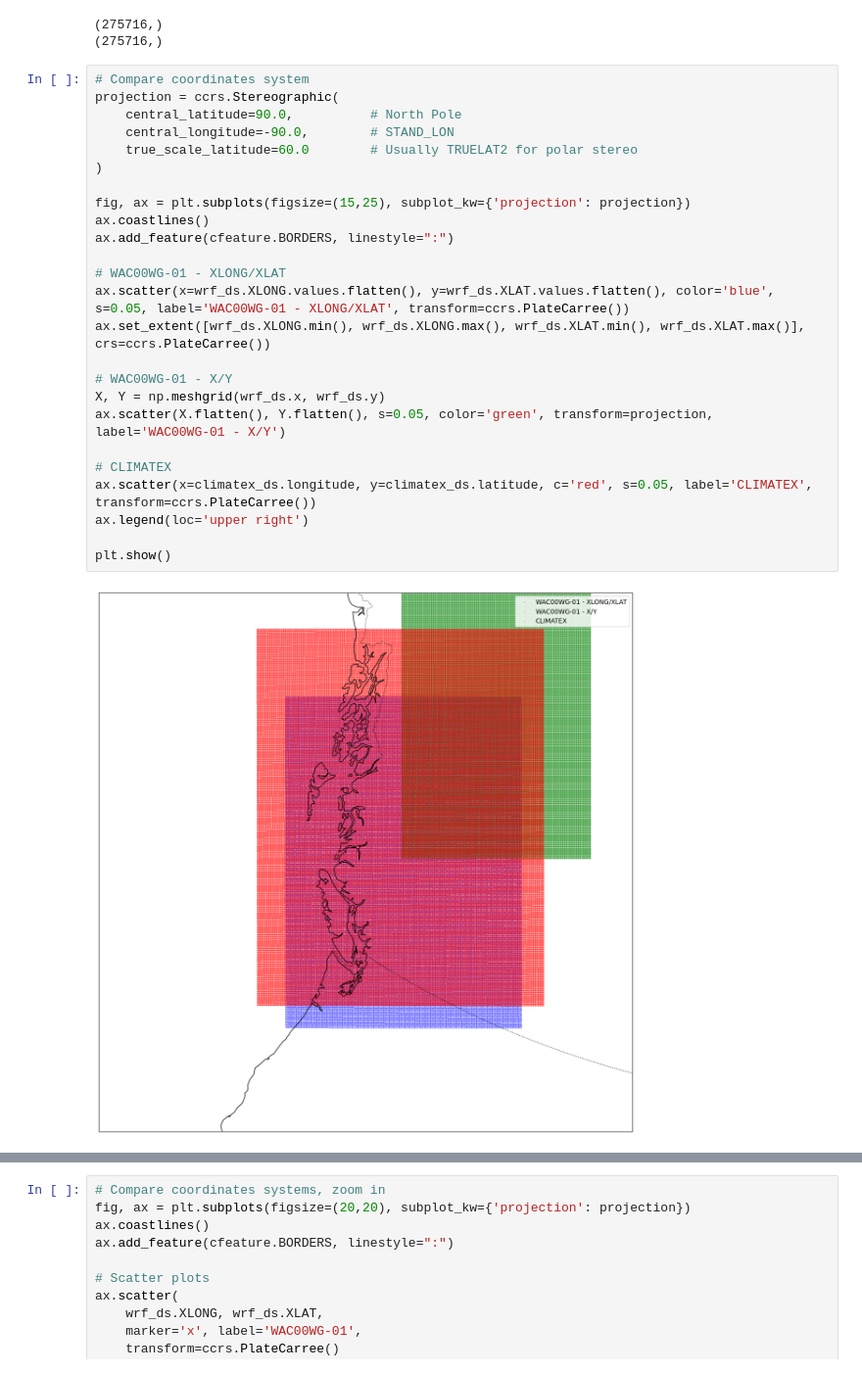
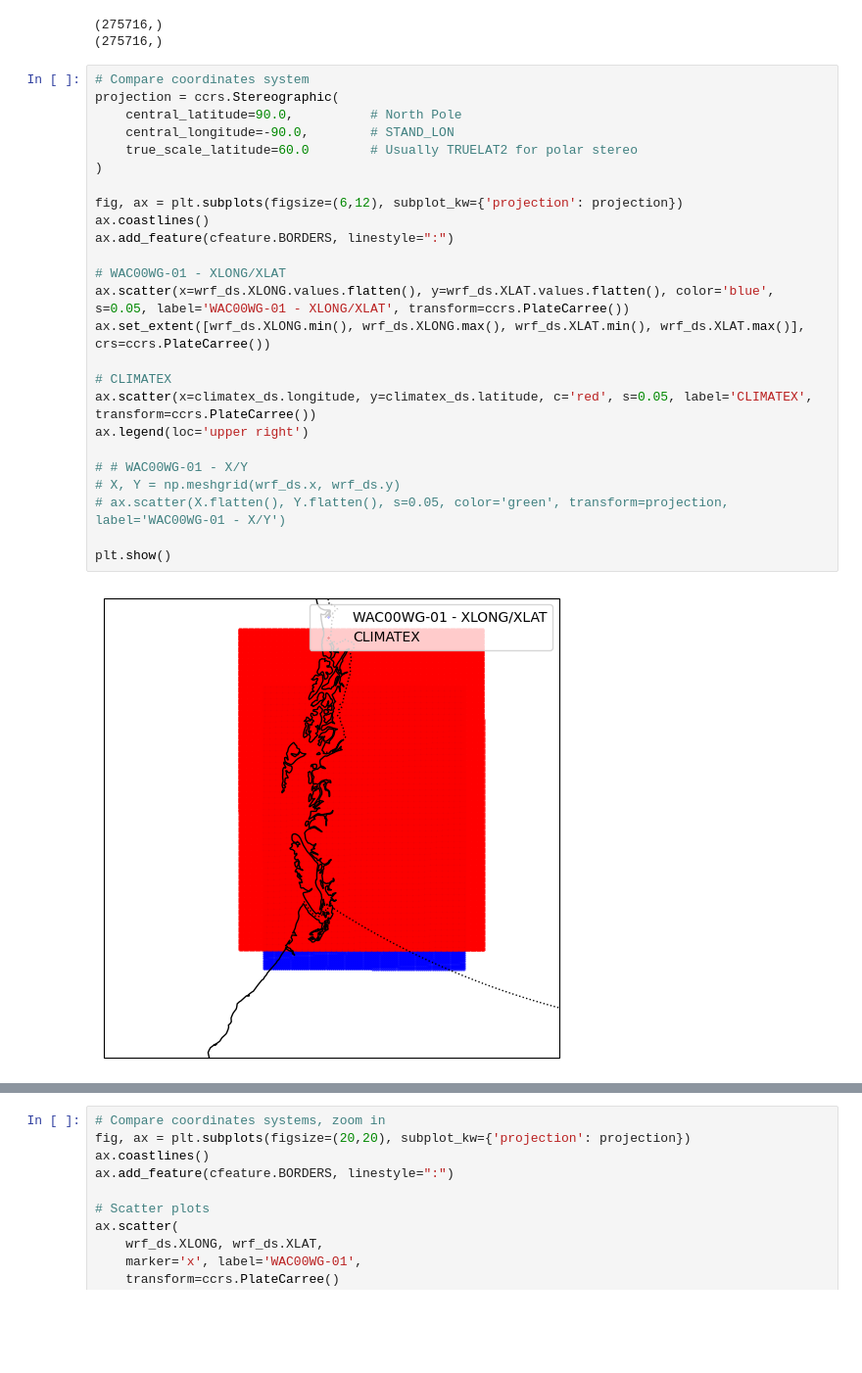
Before and after one commit to chjulie/wfrt_msc-thesis, a Jupyter notebook: sandbox/05-grid_interpolation.ipynb, the cells around one changed output, grey strips where cells are left out. Shown at 98% size. Drawn from its saved outputs; the diff is of its cells as text; blank space fills up the shorter version.

```diff
--- a/sandbox/05-grid_interpolation.ipynb
+++ b/sandbox/05-grid_interpolation.ipynb
@@ -132,27 +136,27 @@ print(climatex_ds.longitude.shape)
 # %%
 # Compare coordinates system
 projection = ccrs.Stereographic(
     central_latitude=90.0,          # North Pole
     central_longitude=-90.0,        # STAND_LON
     true_scale_latitude=60.0        # Usually TRUELAT2 for polar stereo
 )
 
-fig, ax = plt.subplots(figsize=(15,25), subplot_kw={'projection': projection})
+fig, ax = plt.subplots(figsize=(6,12), subplot_kw={'projection': projection})
 ax.coastlines()
 ax.add_feature(cfeature.BORDERS, linestyle=":")
 
 # WAC00WG-01 - XLONG/XLAT
 ax.scatter(x=wrf_ds.XLONG.values.flatten(), y=wrf_ds.XLAT.values.flatten(), color='blue', s=0.05, label='WAC00WG-01 - XLONG/XLAT', transform=ccrs.PlateCarree())
 ax.set_extent([wrf_ds.XLONG.min(), wrf_ds.XLONG.max(), wrf_ds.XLAT.min(), wrf_ds.XLAT.max()], crs=ccrs.PlateCarree())
 
-# WAC00WG-01 - X/Y
-X, Y = np.meshgrid(wrf_ds.x, wrf_ds.y)
-ax.scatter(X.flatten(), Y.flatten(), s=0.05, color='green', transform=projection, label='WAC00WG-01 - X/Y')
-
 # CLIMATEX
 ax.scatter(x=climatex_ds.longitude, y=climatex_ds.latitude, c='red', s=0.05, label='CLIMATEX', transform=ccrs.PlateCarree())
 ax.legend(loc='upper right')
 
+# # WAC00WG-01 - X/Y
+# X, Y = np.meshgrid(wrf_ds.x, wrf_ds.y)
+# ax.scatter(X.flatten(), Y.flatten(), s=0.05, color='green', transform=projection, label='WAC00WG-01 - X/Y')
+
 plt.show()
 # %% [output]
-[figure, old version]
+[figure, new version]
```
Also changed, not shown: parts of 6 cells of this notebook, 2 other files.
